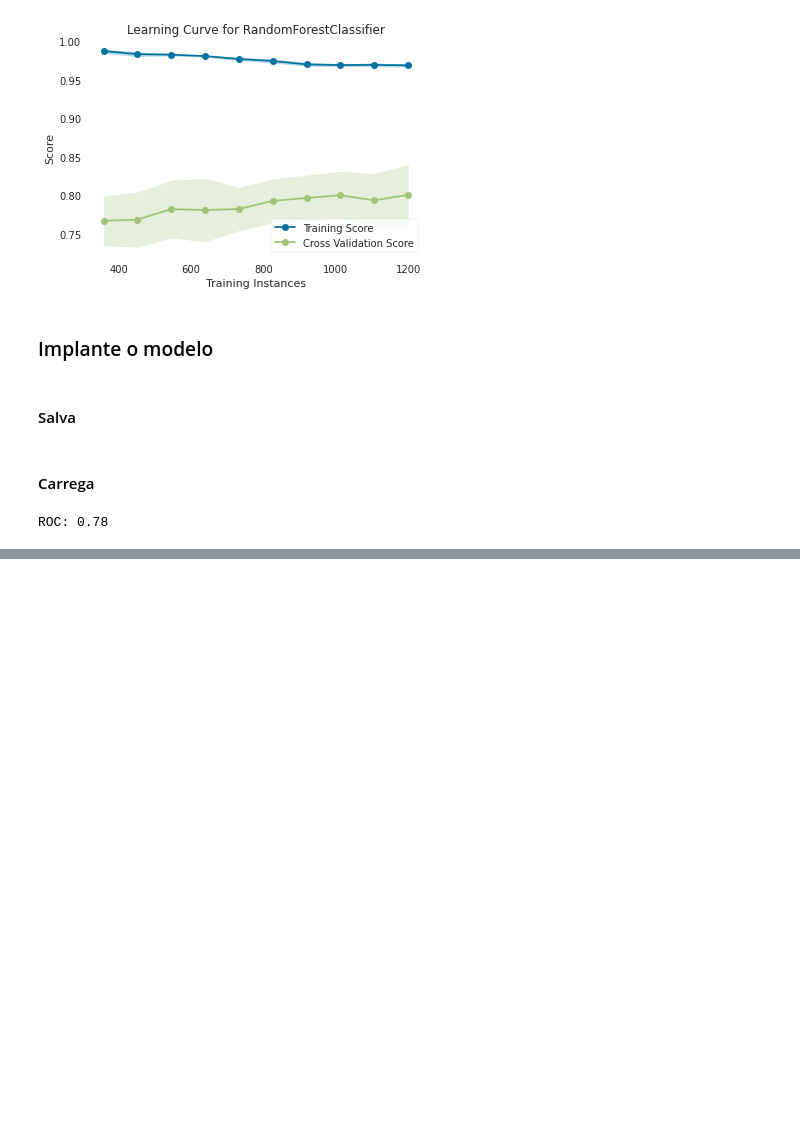
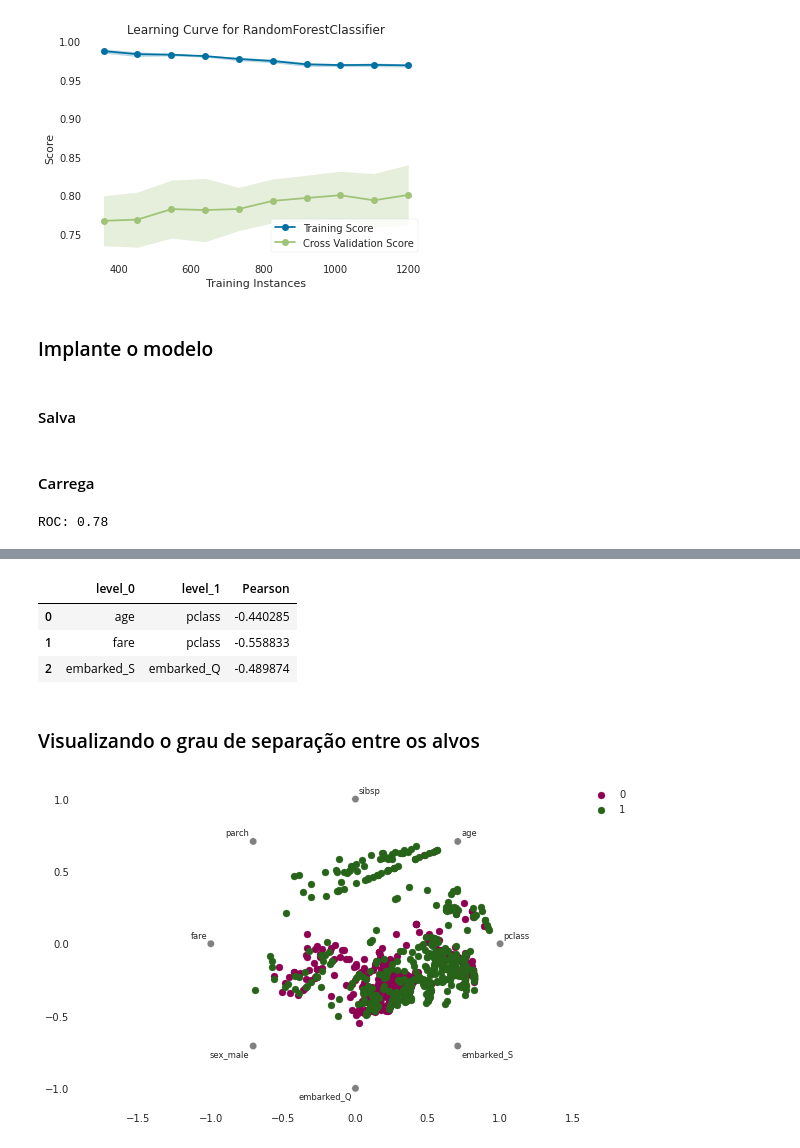
Before and after one commit to LilianeAquino/pratica-livro-matt-harrison, a Jupyter notebook: notebooks/pratica-titanic.ipynb, the cells around one changed output, grey strips where cells are left out. Cells and saved outputs as stored; diff of their text form; code cells hidden in the pictures; blank space fills up the shorter version.

```diff
--- a/notebooks/pratica-titanic.ipynb
+++ b/notebooks/pratica-titanic.ipynb
@@ -358,0 +456,19 @@ ROC: 0.78
+# %%
+correlated_columns(X, threshold=0.4)
+# %% [output]
+|  | level_0 | level_1 | Pearson |
+| 0 | age | pclass | -0.440285 |
+| 1 | fare | pclass | -0.558833 |
+| 2 | embarked_S | embarked_Q | -0.489874 |
+# %% [markdown]
+### Visualizando o grau de separação entre os alvos
+# %%
+from pandas.plotting import radviz
+
+fig, ax = plt.subplots(figsize=(10,6))
+new_df = X.copy()
+new_df['target'] = y
+radviz(new_df, 'target', ax=ax, colormap='PiYG')
+plt.show()
+# %% [output]
+[figure, added]
```
Also changed, not shown: parts of 24 cells of this notebook, 6 other files.
